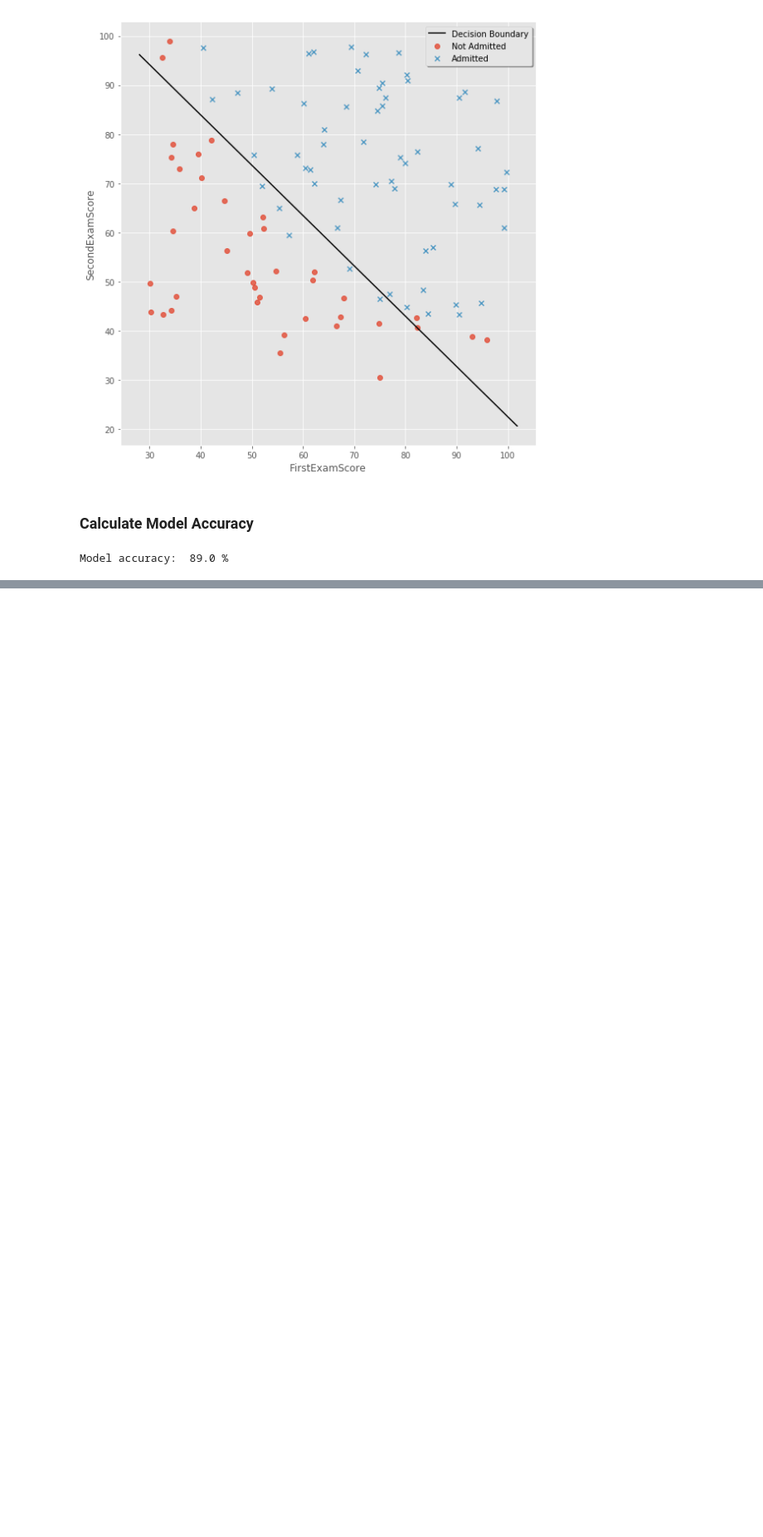
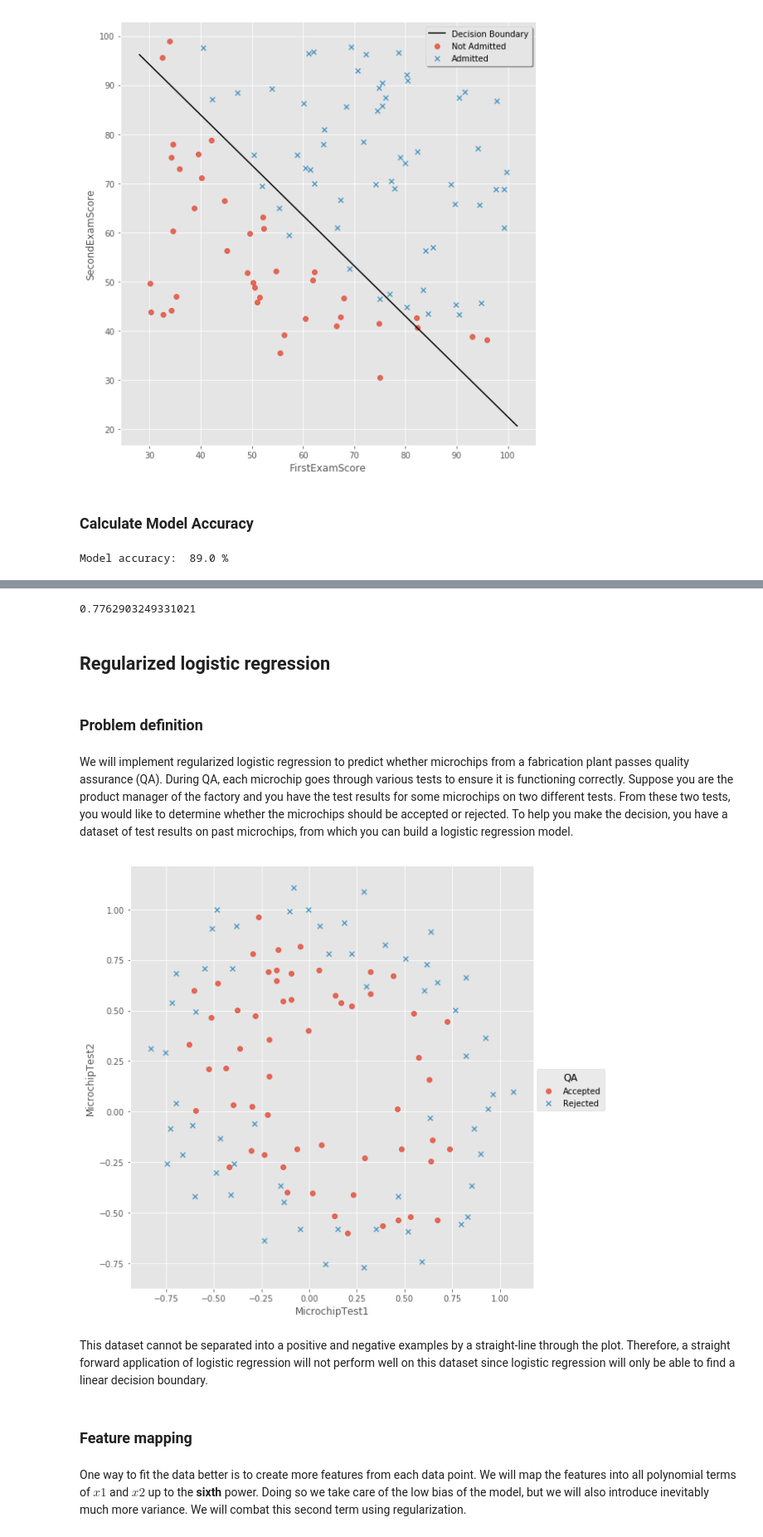
Before and after one commit to Pptr95/machine-learning-AndrewNg, a Jupyter notebook: assignment2/ex2/LogisticRegression.ipynb, the cells around one changed output, grey strips where cells are left out. Shown: that part at 83% size. Saved outputs shown, nothing was run; the diff lists cells and outputs as text; code cells hidden in the pictures; blank space fills up the shorter version.

Commit message:
complete Logistic Regression

```diff
--- a/assignment2/ex2/LogisticRegression.ipynb
+++ b/assignment2/ex2/LogisticRegression.ipynb
@@ -142,0 +157,28 @@ Model accuracy:  89.0 %
+# %%
+X = np.array([1, 45, 85])
+sigmoid(X.dot(theta))
+# %% [output]
+0.7762903249331021
+# %% [markdown]
+## Regularized logistic regression
+# %% [markdown]
+### Problem definition
+# %% [markdown]
+We will implement regularized logistic regression to predict whether microchips from a fabrication plant passes quality assurance (QA). During QA, each microchip goes through various tests to ensure it is functioning correctly. Suppose you are the product manager of the factory and you have the test results for some microchips on two different tests. From these two tests, you would like to determine whether the microchips should be accepted or rejected. To help you make the decision, you have a dataset of test results on past microchips, from which you can build a logistic regression model.
+# %%
+micro = pd.read_csv('ex2data2.txt',
+                            header=None,
+                            names=['MicrochipTest1', 'MicrochipTest2', 'Results'])
+micro['QA'] = np.where(micro['Results']==0, 'Rejected', 'Accepted')
+# %%
+g = sns.lmplot("MicrochipTest1", "MicrochipTest2", hue="QA",
+               data=micro, markers=["o", "x"], fit_reg=False, size=8)
+# %% [output]
+[figure, added]
+# %% [markdown]
+This dataset cannot be separated into a positive and negative examples by a straight-line through the plot. Therefore, a straight forward application of logistic regression will not perform well on this dataset since logistic regression will only be able to find a linear decision boundary.
+# %% [markdown]
+### Feature mapping
+# %% [markdown]
+One way to fit the data better is to create more features from each data point. We will map the features into all polynomial terms of $x1$ and $x2$ up to the **sixth** power.
+Doing so we take care of the low bias of the model, but we will also introduce inevitably much more variance. We will combat this second term using regularization.
```
Also changed, not shown: parts of 51 cells of this notebook, 2 other files.
